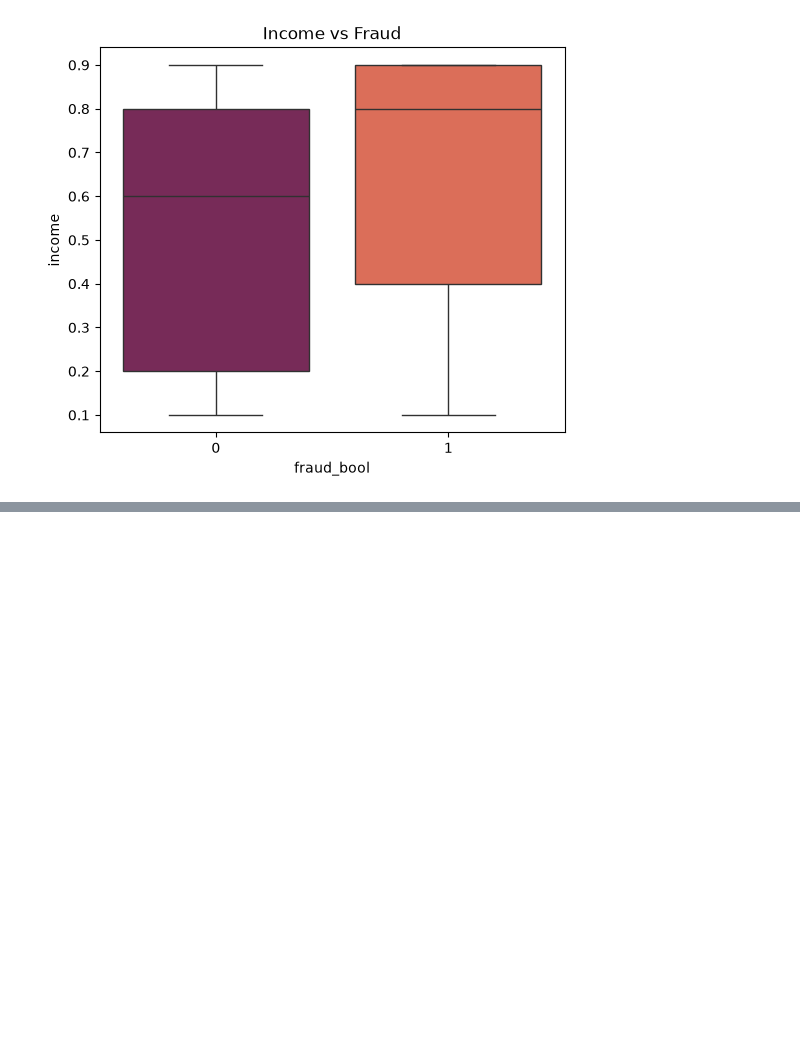
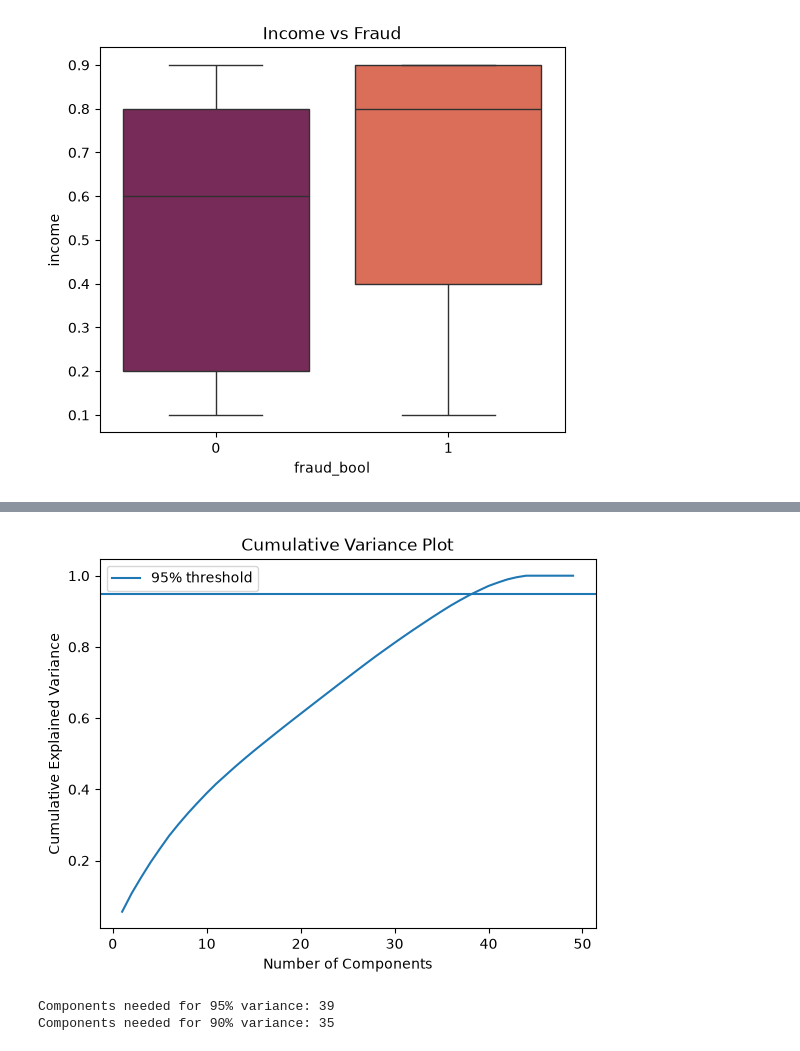
Before and after one commit to anshulbaisoya82-ux/Task-3, a Jupyter notebook: ML.ipynb, the cells around one changed output, grey strips where cells are left out. Saved outputs shown, nothing was run; the diff lists cells and outputs as text; code cells hidden in the pictures; blank space fills up the shorter version.

```diff
--- a/ML.ipynb
+++ b/ML.ipynb
@@ -983,0 +1097,18 @@ Passing `palette` without assigning `hue` is deprecated and will be removed in v
+# %%
+plt.plot(range(1, len(cumulative_var) + 1), cumulative_var)
+plt.axhline(y=0.95, label='95% threshold')
+plt.xlabel('Number of Components')
+plt.ylabel('Cumulative Explained Variance')
+plt.title('Cumulative Variance Plot')
+plt.legend()
+plt.show()
+# %% [output]
+[figure, added]
+# %%
+n_components_95 = np.argmax(cumulative_var >= 0.95) + 1
+n_components_90 = np.argmax(cumulative_var >= 0.90) + 1
+print(f"Components needed for 95% variance: {n_components_95}")
+print(f"Components needed for 90% variance: {n_components_90}")
+# %% [output]
+Components needed for 95% variance: 39
+Components needed for 90% variance: 35
```
Also changed, not shown: parts of 36 cells of this notebook.
